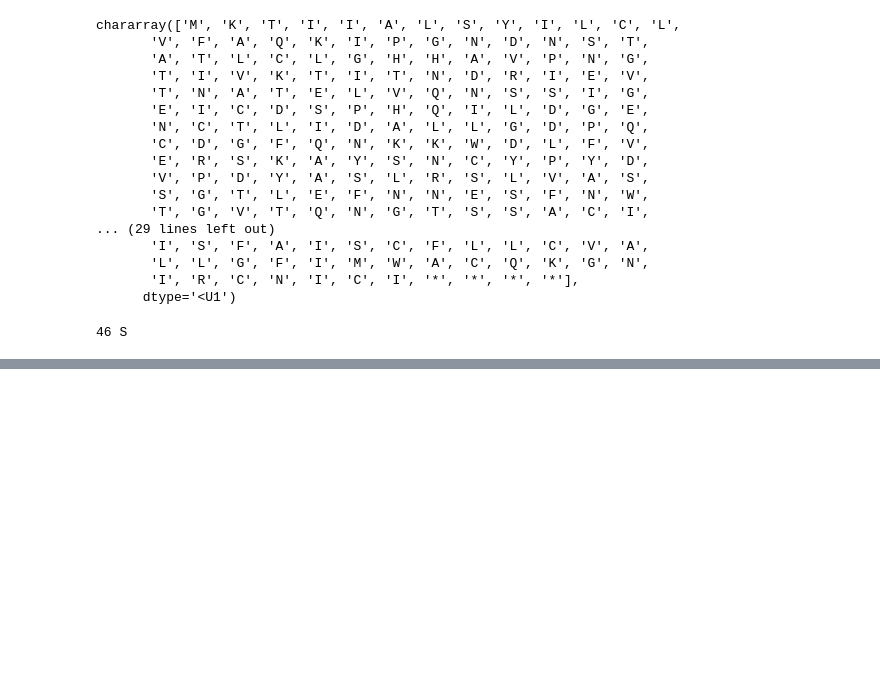
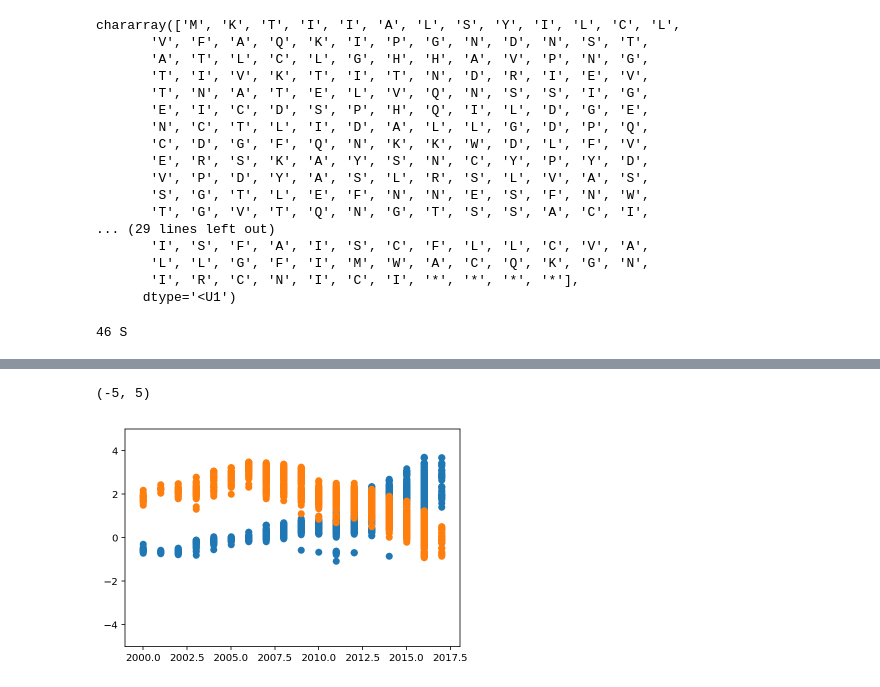
Before and after one commit to ericmjl/autoencoders, a Jupyter notebook: keras-sequence-autoencoder.ipynb, the cells around one changed output, grey strips where cells are left out. Saved outputs shown, nothing was run; the diff lists cells and outputs as text; code cells hidden in the pictures; blank space fills up the shorter version.

```diff
--- a/keras-sequence-autoencoder.ipynb
+++ b/keras-sequence-autoencoder.ipynb
@@ -312,2 +315,9 @@ distance(sequences[0], sequences[1])
 # %%
-# Let's try doing some temporal
+# Let's try doing some temporal scatterplots.
+
+plt.scatter(years, embeddings_mean[:, 0])
+plt.scatter(years, embeddings_mean[:, 1])
+plt.ylim(-5, 5)
+# %% [output]
+(-5, 5)
+[figure, added]
```
Also changed, not shown: parts of 7 cells of this notebook, 4 other files.
